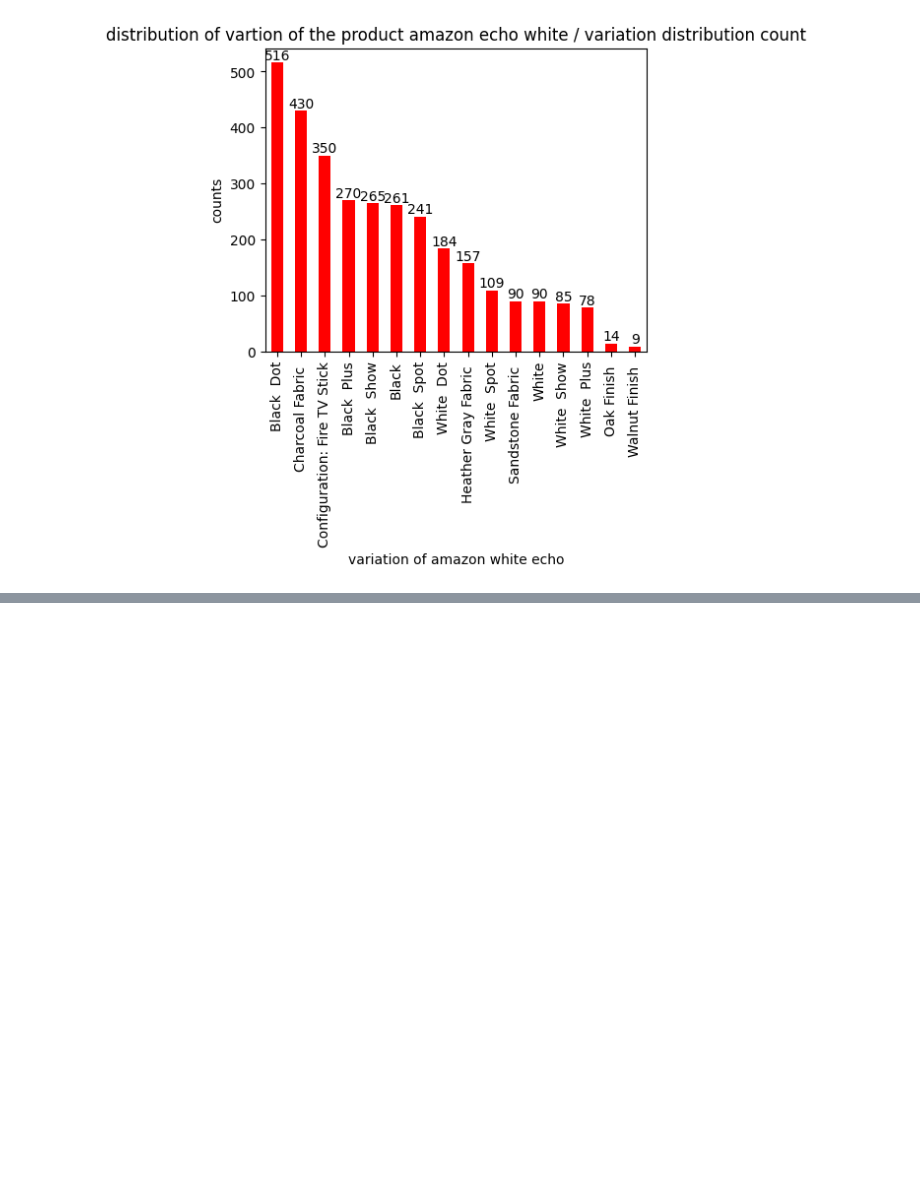
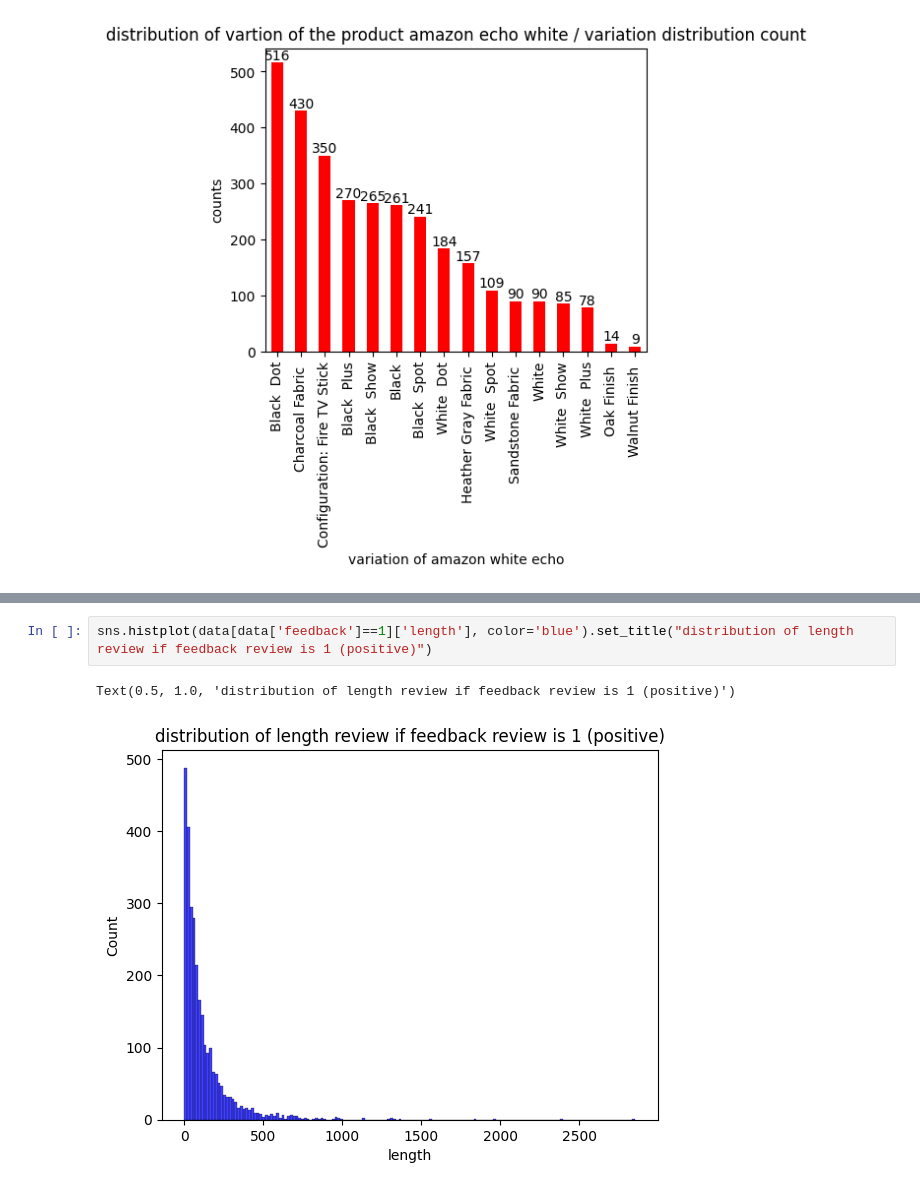
Before and after one commit to rtgsepoct/amazon-alexia-review-sentiment_analysis, a Jupyter notebook: amazon-alexa-review-sentiment_analysis.ipynb, the cells around one changed output, grey strips where cells are left out. Drawn from its saved outputs; the diff is of its cells as text; blank space fills up the shorter version.

```diff
--- a/amazon-alexa-review-sentiment_analysis.ipynb
+++ b/amazon-alexa-review-sentiment_analysis.ipynb
@@ -297,0 +338,5 @@ Text(0.5, 1.0, 'distribution of vartion of the product amazon echo white / varia
+# %%
+sns.histplot(data[data['feedback']==1]['length'], color='blue').set_title("distribution of length review if feedback review is 1 (positive)")
+# %% [output]
+Text(0.5, 1.0, 'distribution of length review if feedback review is 1 (positive)')
+[figure, added]
```
Also changed, not shown: parts of 12 cells of this notebook.
